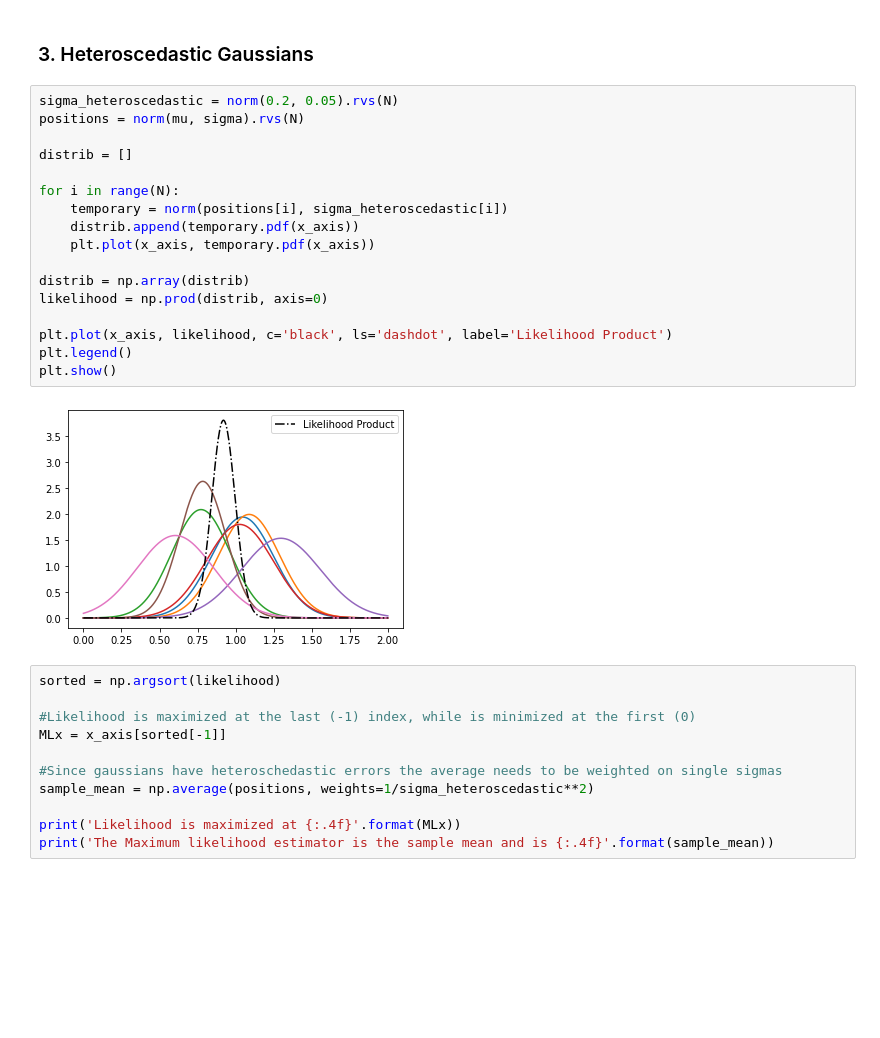
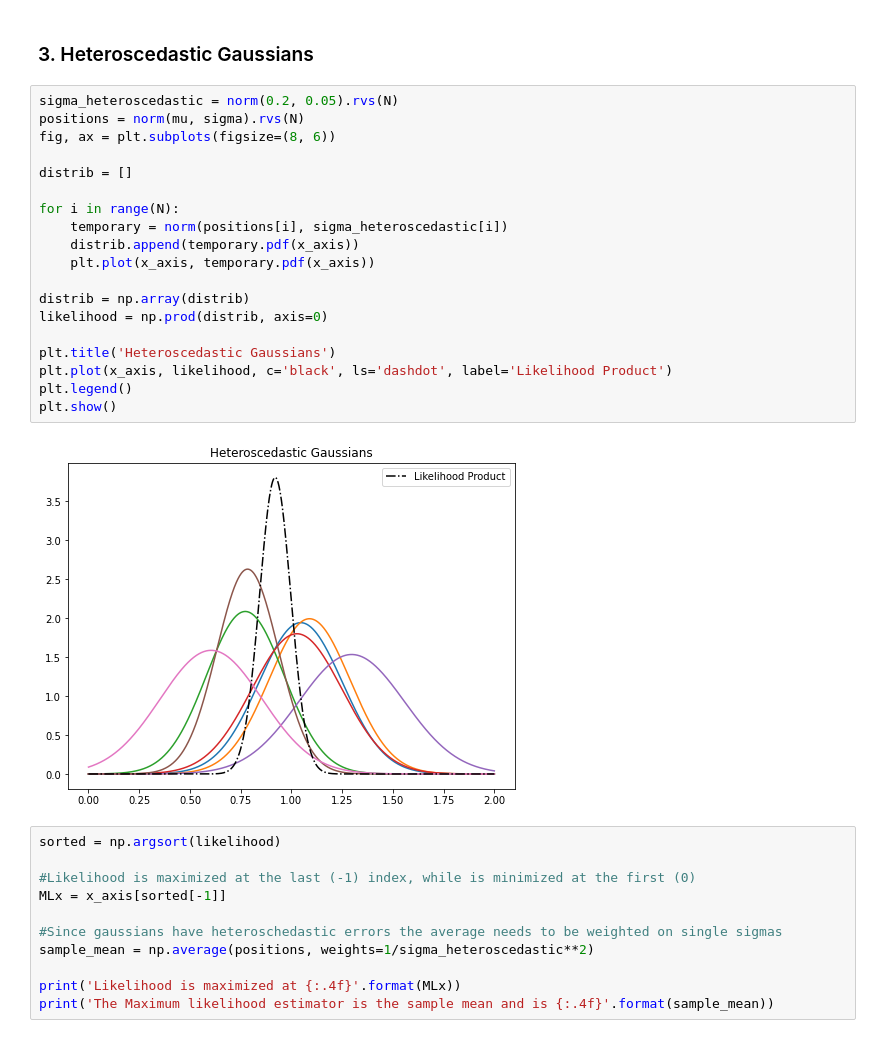
Before and after one commit to olli-e-benji/Astrostatistics-and-Machine-Learning-2023, a Jupyter notebook: working/L05_QuasarPosition.ipynb, the cells around one changed output. Drawn from its saved outputs; the diff is of its cells as text; blank space fills up the shorter version.

```diff
--- a/working/L05_QuasarPosition.ipynb
+++ b/working/L05_QuasarPosition.ipynb
@@ -79,22 +81,24 @@ Sigma mu from MLE: 0.0756
 # %%
 sigma_heteroscedastic = norm(0.2, 0.05).rvs(N)
 positions = norm(mu, sigma).rvs(N)
+fig, ax = plt.subplots(figsize=(8, 6))
 
 distrib = []
 
 for i in range(N):
     temporary = norm(positions[i], sigma_heteroscedastic[i])
     distrib.append(temporary.pdf(x_axis))
     plt.plot(x_axis, temporary.pdf(x_axis))
 
 distrib = np.array(distrib)
 likelihood = np.prod(distrib, axis=0)
 
+plt.title('Heteroscedastic Gaussians')
 plt.plot(x_axis, likelihood, c='black', ls='dashdot', label='Likelihood Product')
 plt.legend()
 plt.show()
 # %% [output]
-[figure, old version]
+[figure, new version]
 # %%
 sorted = np.argsort(likelihood)
 
```
Also changed, not shown: parts of 3 cells of this notebook.
